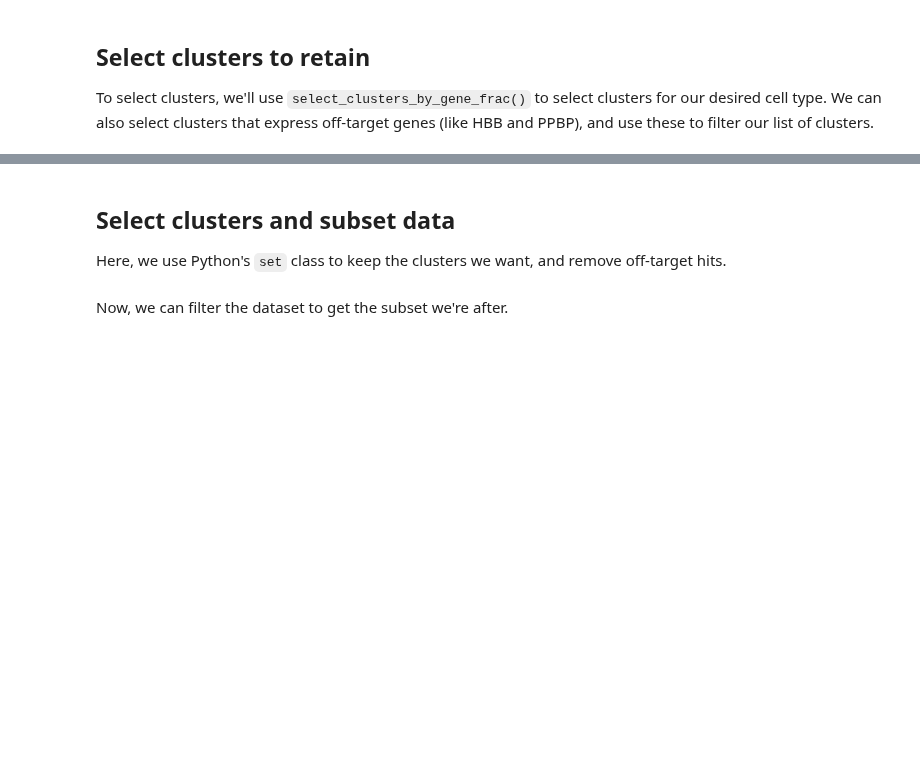
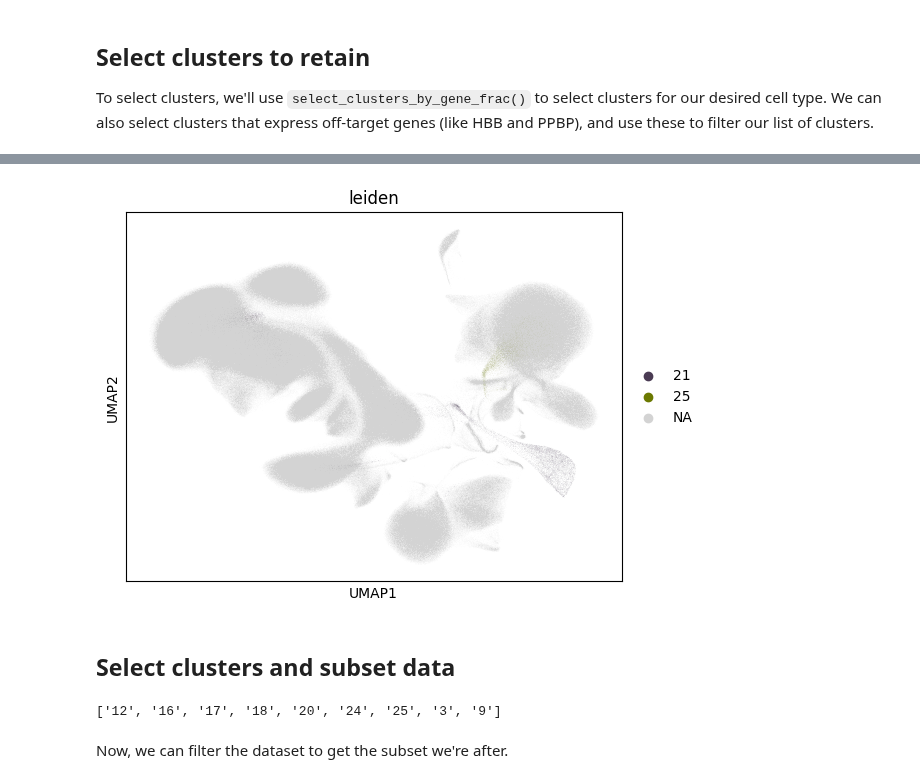
Before and after one commit to aifimmunology/aifi-healthy-pbmc-reference, a Jupyter notebook: 08-Python_Myeloid_cells.ipynb, the cells around one changed output, grey strips where cells are left out. Saved outputs shown, nothing was run; the diff lists cells and outputs as text; code cells hidden in the pictures; blank space fills up the shorter version.

```diff
--- a/08-Python_Myeloid_cells.ipynb
+++ b/08-Python_Myeloid_cells.ipynb
@@ -126,5 +138,7 @@ sc.pl.umap(adata, color = 'leiden', groups = fcn1_pos_cl)
 # %%
 ppbp_pos_cl = select_clusters_by_gene_frac(
-    adata, gene = 'PPBP', cutoff = 0.6, clusters = 'leiden'
+    adata, gene = 'PPBP', cutoff = 0.8, clusters = 'leiden'
 )
 sc.pl.umap(adata, color = 'leiden', groups = ppbp_pos_cl)
+# %% [output]
+[figure, added]
@@ -141,14 +145,11 @@ sc.pl.umap(adata, color = 'leiden', groups = ncam1_pos_cl)
 # %% [markdown]
 ## Select clusters and subset data
-
-Here, we use Python's `set` class to keep the clusters we want, and remove off-target hits.
 # %%
-keep_cl = set(cd3_pos_cl) - set(hbb_pos_cl)
-keep_cl = keep_cl - set(ppbp_pos_cl)
-keep_cl = keep_cl - set(fcn1_pos_cl)
-keep_cl = list(keep_cl)
+keep_cl = fcn1_pos_cl + il3ra_pos_cl
 keep_cl.sort()
 keep_cl
+# %% [output]
+['12', '16', '17', '18', '20', '24', '25', '3', '9']
 # %% [markdown]
 Now, we can filter the dataset to get the subset we're after.
 # %%
```
Also changed, not shown: parts of 36 cells of this notebook, 1 other file.
